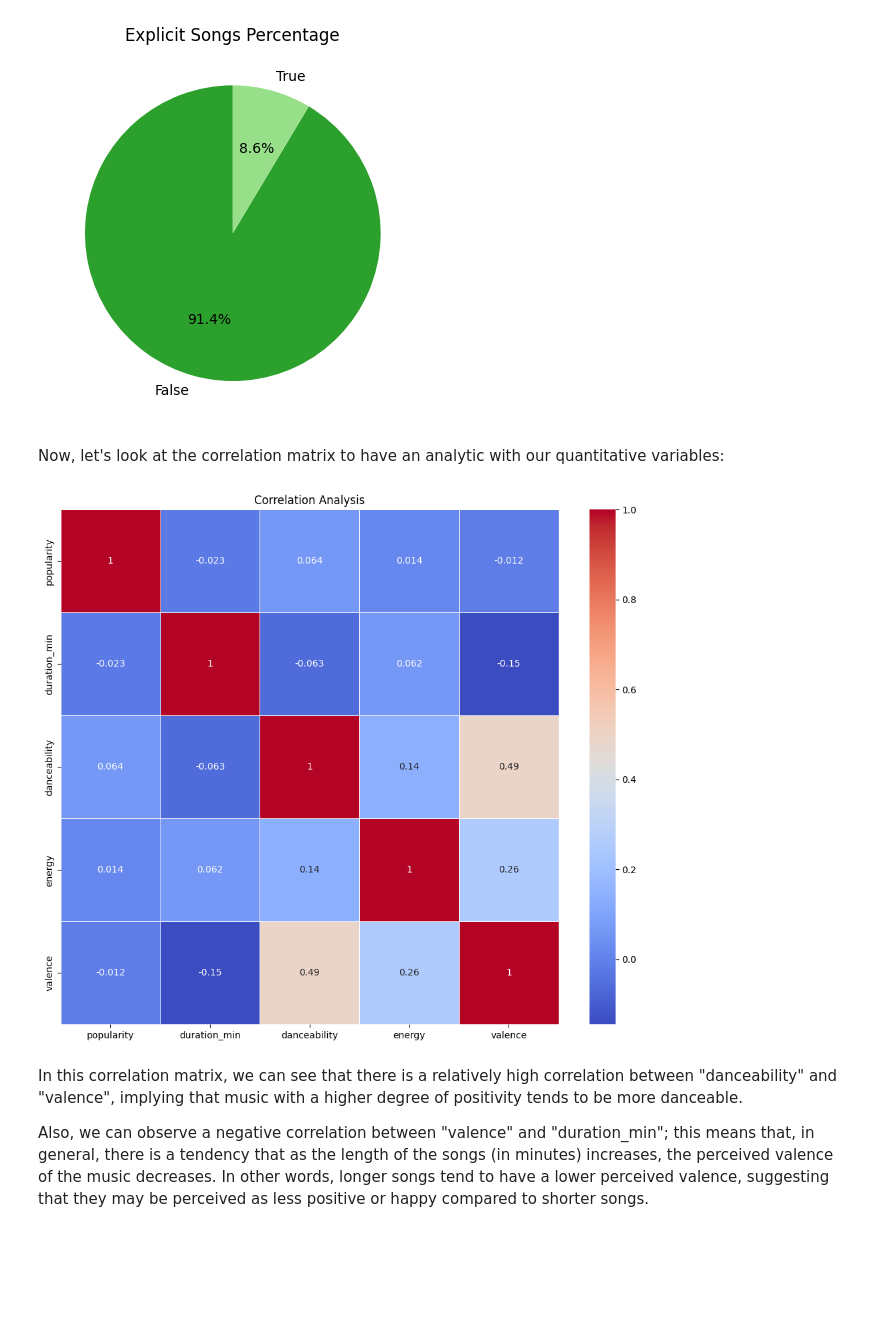
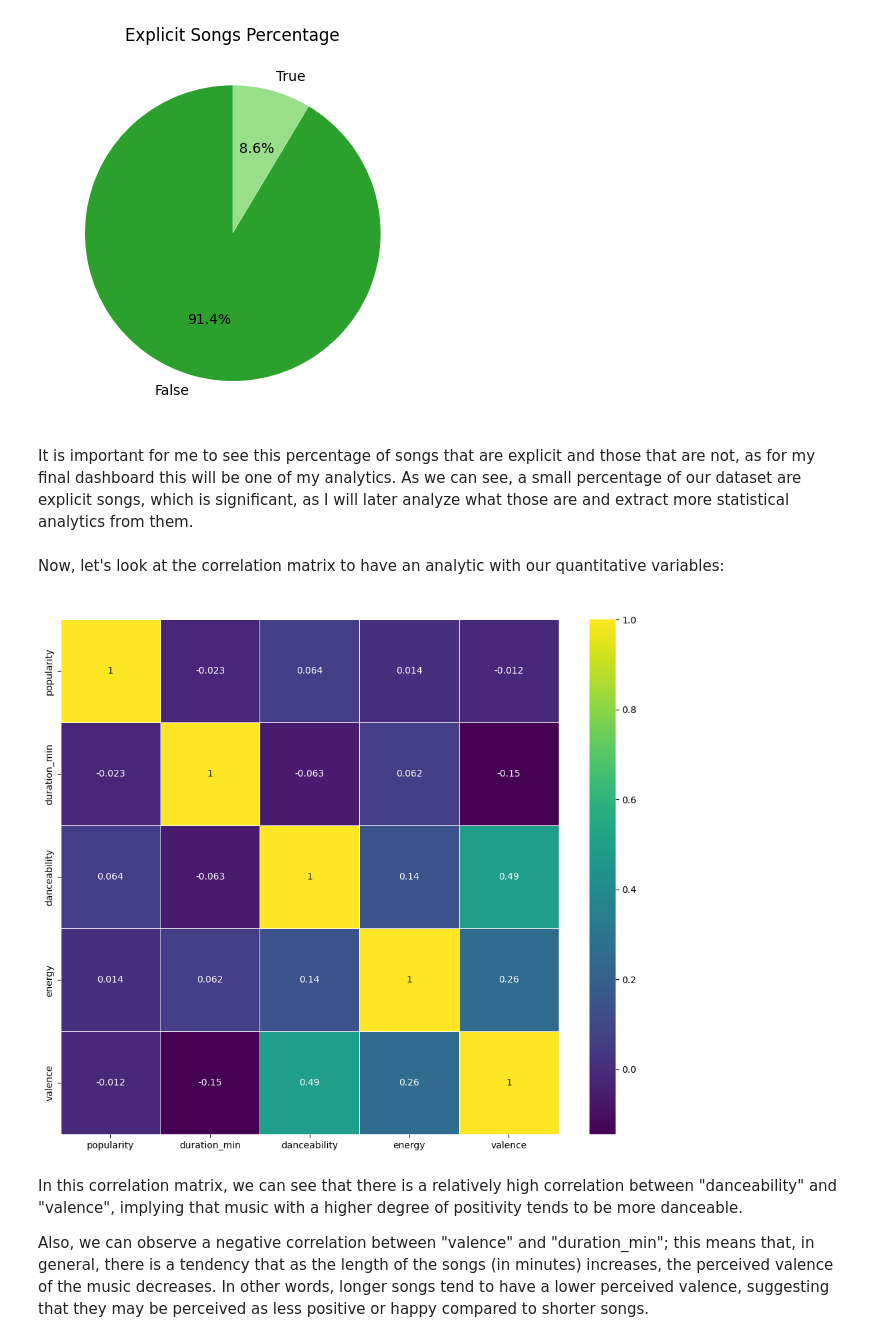
Before and after one commit to mdlangeles/ETL_Proccess_Using_Airflow_WORKSHOP2, a Jupyter notebook: Notebooks/spotify_EDA.ipynb, the cells around one changed output. Cells and saved outputs as stored; diff of their text form; code cells hidden in the pictures; blank space fills up the shorter version.

```diff
--- a/Notebooks/spotify_EDA.ipynb
+++ b/Notebooks/spotify_EDA.ipynb
@@ -445,19 +466,22 @@ ax.set_title('Explicit Songs Percentage')
 plt.show()
 # %% [output]
 [figure]
+# %% [markdown]
+It is important for me to see this percentage of songs that are explicit and those that are not, as for my final dashboard this will be one of my analytics.
+As we can see, a small percentage of our dataset are explicit songs, which is significant, as I will later analyze what those are and extract more statistical analytics from them.
 # %% [markdown]
 Now, let's look at the correlation matrix to have an analytic with our quantitative variables:
 # %%
-corr_mat = spotify.select_dtypes(include=["int", "float"]).corr() # Including numerical colmumns
+correlation_mat = spotify.select_dtypes(include=["int", "float"]).corr() # Including numerical colmumns
 
 plt.figure(figsize=(12, 10), facecolor='white', edgecolor='black')
 ax = plt.axes()
-ax.set_facecolor('#F2EAC5')
-sns.heatmap(corr_mat, annot=True, cmap='coolwarm', linewidths=0.5, annot_kws={"size": 10})
-plt.title('Correlation Analysis')
+ax.set_facecolor('#292929')
+sns.heatmap(correlation_mat, annot=True, cmap='viridis', linewidths=0.5, annot_kws={"size": 10})
+plt.title('Correlation Analysis', color='white')
 plt.show()
 # %% [output]
-[figure, old version]
+[figure, new version]
 # %% [markdown]
 In this correlation matrix, we can see that there is a relatively high correlation between "danceability" and "valence", implying that music with a higher degree of positivity tends to be more danceable.
 
```
Also changed, not shown: parts of 3 cells of this notebook, 3 other files.
